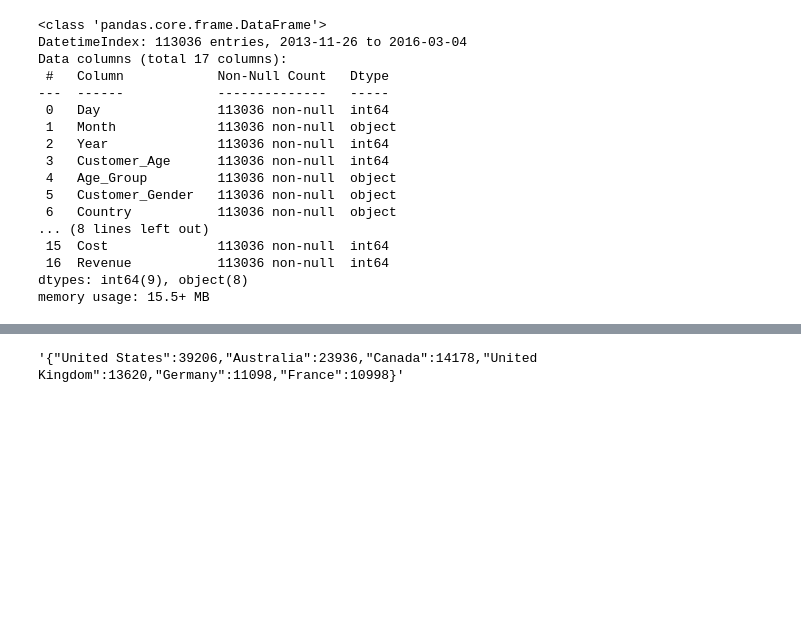
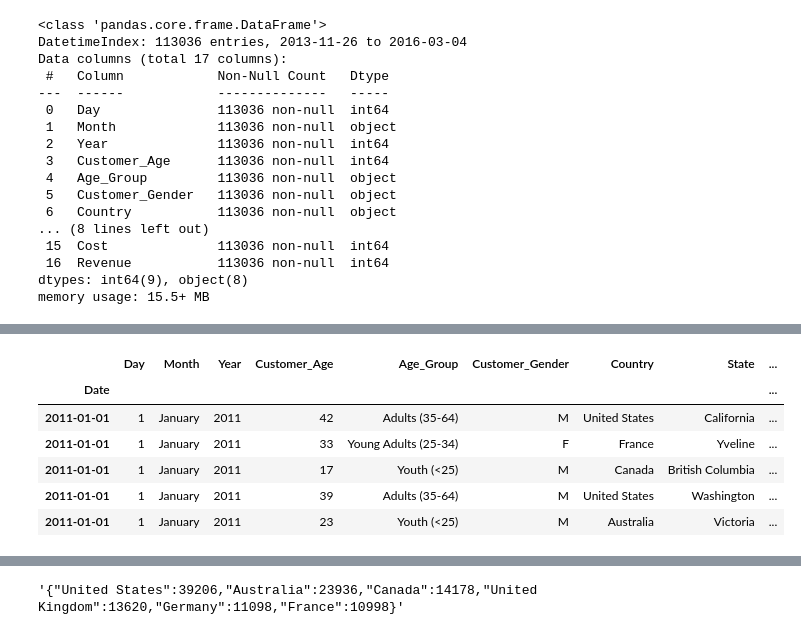
Before and after one commit to ponagr/ai_engineering_pontus_agren_grundstrom, a Jupyter notebook: code-alongs/fastapi/eda.ipynb, the cells around one changed output, grey strips where cells are left out. Drawn from its saved outputs; the diff is of its cells as text; code cells hidden in the pictures; blank space fills up the shorter version.

```diff
--- a/code-alongs/fastapi/eda.ipynb
+++ b/code-alongs/fastapi/eda.ipynb
@@ -43,5 +43,3 @@ Data columns (total 17 columns):
  16  Revenue           113036 non-null  int64
 dtypes: int64(9), object(8)
 memory usage: 15.5+ MB
-# %%
-df.sort_values("Date", inplace=True)
@@ -48,3 +57,14 @@ df.sort_values("Date", inplace=True)
+# %%
+df = df.sort_index()
+df.head()
+# %% [output]
+|  | Day | Month | Year | Customer_Age | Age_Group | Customer_Gender | Country | State | ... |
+| Date |  |  |  |  |  |  |  |  | ... |
+| 2011-01-01 | 1 | January | 2011 | 42 | Adults (35-64) | M | United States | California | ... |
+| 2011-01-01 | 1 | January | 2011 | 33 | Young Adults (25-34) | F | France | Yveline | ... |
+| 2011-01-01 | 1 | January | 2011 | 17 | Youth (<25) | M | Canada | British Columbia | ... |
+| 2011-01-01 | 1 | January | 2011 | 39 | Adults (35-64) | M | United States | Washington | ... |
+| 2011-01-01 | 1 | January | 2011 | 23 | Youth (<25) | M | Australia | Victoria | ... |
 # %%
 df.loc["2014-01-20": "2014-01-25"]
 # %% [output]
```
Also changed, not shown: parts of 8 cells of this notebook.
